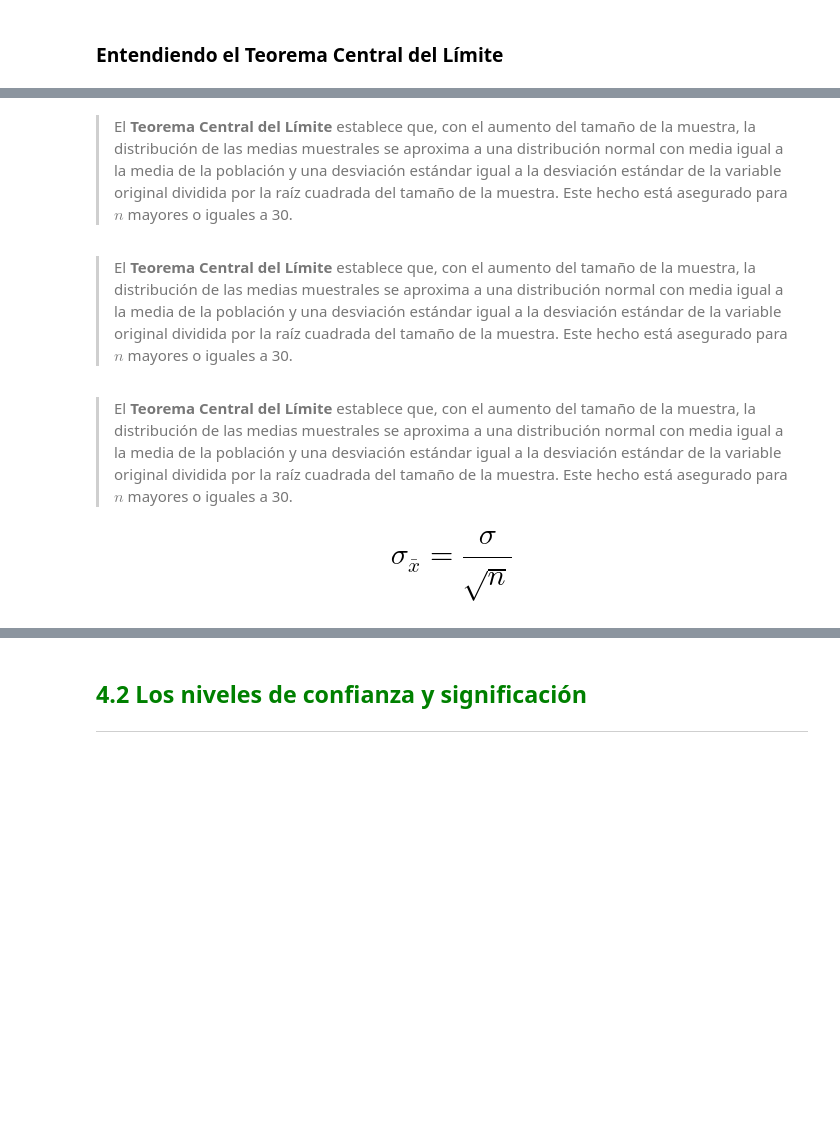
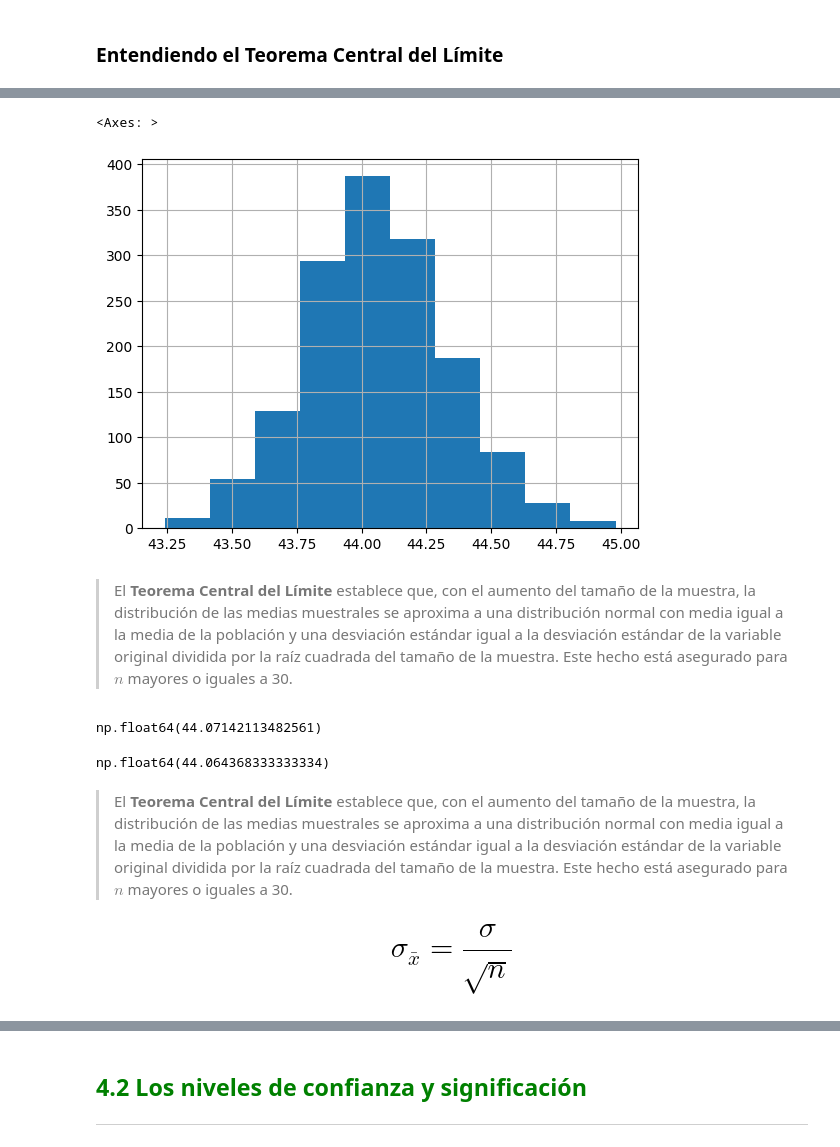
Before and after one commit to betorockers/DataScience_AluraLatam, a Jupyter notebook: 4-Estadisticas_y_Machine_Learning/2-Probabilidad_muestreo/Curso_estadisticas_parte2.ipynb, the cells around one changed output, grey strips where cells are left out. Saved outputs shown, nothing was run; the diff lists cells and outputs as text; code cells hidden in the pictures; blank space fills up the shorter version.

```diff
--- a/4-Estadisticas_y_Machine_Learning/2-Probabilidad_muestreo/Curso_estadisticas_parte2.ipynb
+++ b/4-Estadisticas_y_Machine_Learning/2-Probabilidad_muestreo/Curso_estadisticas_parte2.ipynb
@@ -972,3 +972,10 @@ Es la forma de hacer suposiciones generalizadas sobre los parámetros de una pob
 La desviación estándar de las medias muestrales se conoce como **error estándar de la media**
 # %% [markdown]
 ### Entendiendo el Teorema Central del Límite
+# %%
+n = 2000 # determninaremos el tamaño de las muestras qwue vamos a calcular
+total_de_muestras = 1500 # determinaremos la cantidad de veces que vamos a repetir el muestreo
+# %%
+# crearemnos un dataframe para guardar nuestras muestras
+muestras = pd.DataFrame()
+muestras
@@ -974,0 +984,10 @@ La desviación estándar de las medias muestrales se conoce como **error estánd
+# %%
+# crearemos un ciclo for para repetir el muestreo cumpliendo el total de muestras
+for i in range(total_de_muestras):
+    _ = datos.Edad.sample(n) # Cálculo de una muestra aleatoria simple de 2000 filas del DataFrame
+    _.index = range(0, len(_)) # Reiniciar el índice del DataFrame
+
+    # guardamos la muestra en el DataFrame muestras
+    muestras['Muestra_' + str(i)] = _ # Guardar la muestra en el DataFrame muestras
+
+muestras # mostramos el DataFrame muestras
@@ -975,8 +1024,24 @@ La desviación estándar de las medias muestrales se conoce como **error estánd
+# %%
+# creamos un histograma de las medias de las muestras
+# muestras.mean().plot.hist(bins=30, edgecolor='black') # Histograma
+# muestras.mean().plot.kde() # Curva de densidad
+
+muestras.mean().hist()
+# %% [output]
+<Axes: >
+[figure, added]
 # %% [markdown]
 > El **Teorema Central del Límite** establece que, con el aumento del tamaño de la muestra, la distribución de las medias muestrales se aproxima a una distribución normal con media igual a la media de la población y una desviación estándar igual a la desviación estándar de la variable original dividida por la raíz cuadrada del tamaño de la muestra. Este hecho está asegurado para $n$ mayores o iguales a 30.
+# %%
+# la media de la polacion
+datos.Edad.mean() # Cálculo de la media de la columna Edad
+# %% [output]
+np.float64(44.07142113482561)
+# %%
+muestras.mean().mean() # Cálculo de la media de las medias de las muestras(1500 muestras)
+# %% [output]
+np.float64(44.064368333333334)
 # %% [markdown]
 > El **Teorema Central del Límite** establece que, con el aumento del tamaño de la muestra, la distribución de las medias muestrales se aproxima a una distribución normal con media igual a la media de la población y una desviación estándar igual a la desviación estándar de la variable original dividida por la raíz cuadrada del tamaño de la muestra. Este hecho está asegurado para $n$ mayores o iguales a 30.
+
+# $$\sigma_{\bar{x}} = \frac{\sigma}{\sqrt{n}}$$
-# %% [markdown]
-> El **Teorema Central del Límite** establece que, con el aumento del tamaño de la muestra, la distribución de las medias muestrales se aproxima a una distribución normal con media igual a la media de la población y una desviación estándar igual a la desviación estándar de la variable original dividida por la raíz cuadrada del tamaño de la muestra. Este hecho está asegurado para $n$ mayores o iguales a 30.
-
-# $$\sigma_\bar{x} = \frac{\sigma}{\sqrt{n}}$$
```
Also changed, not shown: parts of 30 cells of this notebook.
